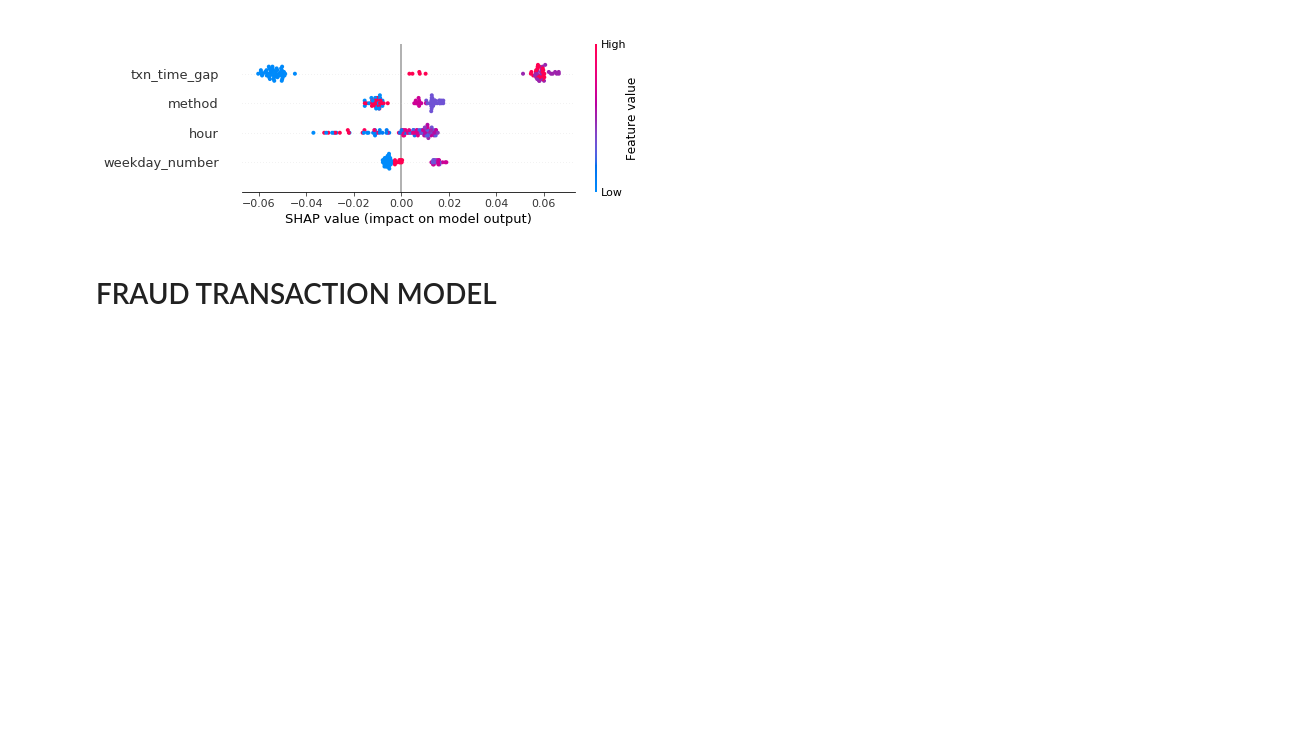
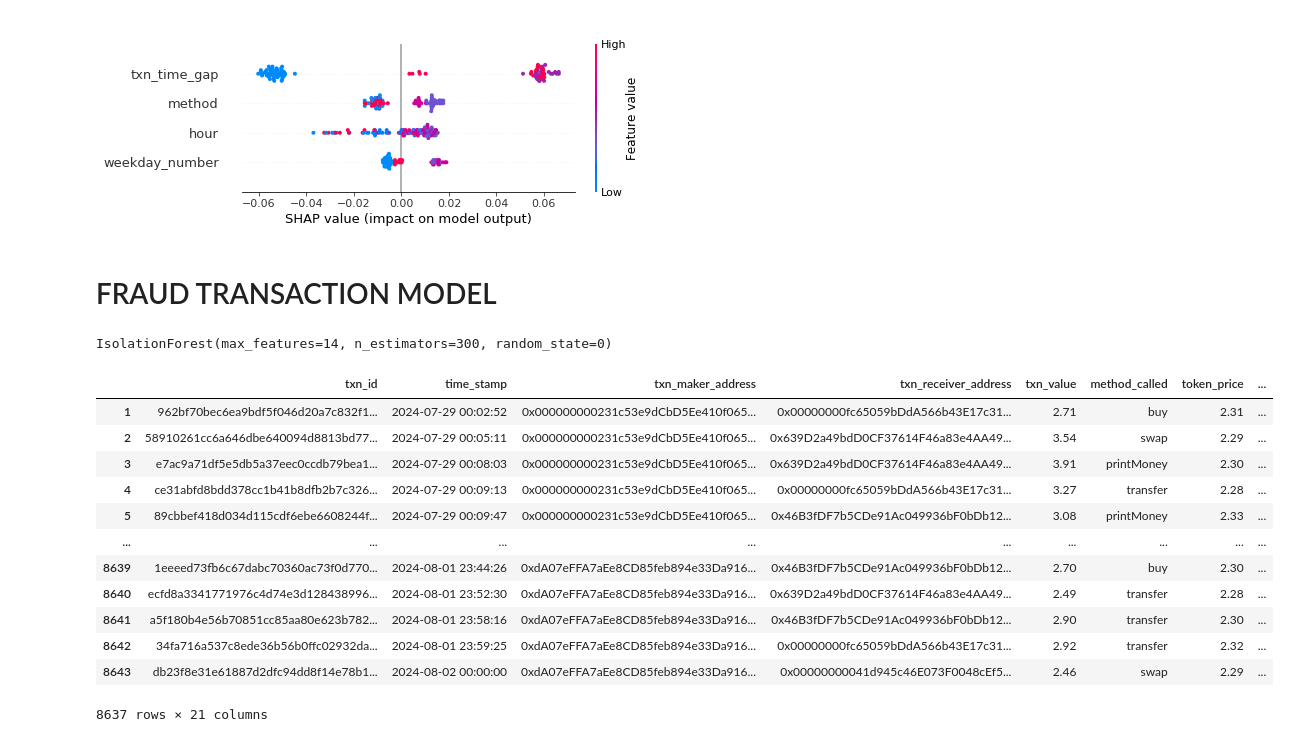
Before and after one commit to natuhvnh/kobizo_task, a Jupyter notebook: model.ipynb, the cells around one changed output. Drawn from its saved outputs; the diff is of its cells as text; code cells hidden in the pictures; blank space fills up the shorter version.

```diff
--- a/model.ipynb
+++ b/model.ipynb
@@ -169,0 +181,4 @@ with open('model/rapid_transaction_model.pkl', 'wb') as file:
+# %%
+model.fit(df[input_feature])
+# %% [output]
+IsolationForest(max_features=14, n_estimators=300, random_state=0)
@@ -169,0 +188,16 @@ with open('model/rapid_transaction_model.pkl', 'wb') as file:
+# %%
+df
+# %% [output]
+|  | txn_id | time_stamp | txn_maker_address | txn_receiver_address | txn_value | method_called | token_price | ... |
+| 1 | 962bf70bec6ea9bdf5f046d20a7c832f1... | 2024-07-29 00:02:52 | 0x000000000231c53e9dCbD5Ee410f065... | 0x00000000fc65059bDdA566b43E17c31... | 2.71 | buy | 2.31 | ... |
+| 2 | 58910261cc6a646dbe640094d8813bd77... | 2024-07-29 00:05:11 | 0x000000000231c53e9dCbD5Ee410f065... | 0x639D2a49bdD0CF37614F46a83e4AA49... | 3.54 | swap | 2.29 | ... |
+| 3 | e7ac9a71df5e5db5a37eec0ccdb79bea1... | 2024-07-29 00:08:03 | 0x000000000231c53e9dCbD5Ee410f065... | 0x639D2a49bdD0CF37614F46a83e4AA49... | 3.91 | printMoney | 2.30 | ... |
+| 4 | ce31abfd8bdd378cc1b41b8dfb2b7c326... | 2024-07-29 00:09:13 | 0x000000000231c53e9dCbD5Ee410f065... | 0x00000000fc65059bDdA566b43E17c31... | 3.27 | transfer | 2.28 | ... |
+| 5 | 89cbbef418d034d115cdf6ebe6608244f... | 2024-07-29 00:09:47 | 0x000000000231c53e9dCbD5Ee410f065... | 0x46B3fDF7b5CDe91Ac049936bF0bDb12... | 3.08 | printMoney | 2.33 | ... |
+| ... | ... | ... | ... | ... | ... | ... | ... | ... |
+| 8639 | 1eeeed73fb6c67dabc70360ac73f0d770... | 2024-08-01 23:44:26 | 0xdA07eFFA7aEe8CD85feb894e33Da916... | 0x46B3fDF7b5CDe91Ac049936bF0bDb12... | 2.70 | buy | 2.30 | ... |
+| 8640 | ecfd8a3341771976c4d74e3d128438996... | 2024-08-01 23:52:30 | 0xdA07eFFA7aEe8CD85feb894e33Da916... | 0x639D2a49bdD0CF37614F46a83e4AA49... | 2.49 | transfer | 2.28 | ... |
+| 8641 | a5f180b4e56b70851cc85aa80e623b782... | 2024-08-01 23:58:16 | 0xdA07eFFA7aEe8CD85feb894e33Da916... | 0x46B3fDF7b5CDe91Ac049936bF0bDb12... | 2.90 | transfer | 2.30 | ... |
+| 8642 | 34fa716a537c8ede36b56b0ffc02932da... | 2024-08-01 23:59:25 | 0xdA07eFFA7aEe8CD85feb894e33Da916... | 0x00000000fc65059bDdA566b43E17c31... | 2.92 | transfer | 2.32 | ... |
+| 8643 | db23f8e31e61887d2dfc94dd8f14e78b1... | 2024-08-02 00:00:00 | 0xdA07eFFA7aEe8CD85feb894e33Da916... | 0x00000000041d945c46E073F0048cEf5... | 2.46 | swap | 2.29 | ... |
+8637 rows × 21 columns
```
Also changed, not shown: parts of 9 cells of this notebook, 1 other file.
